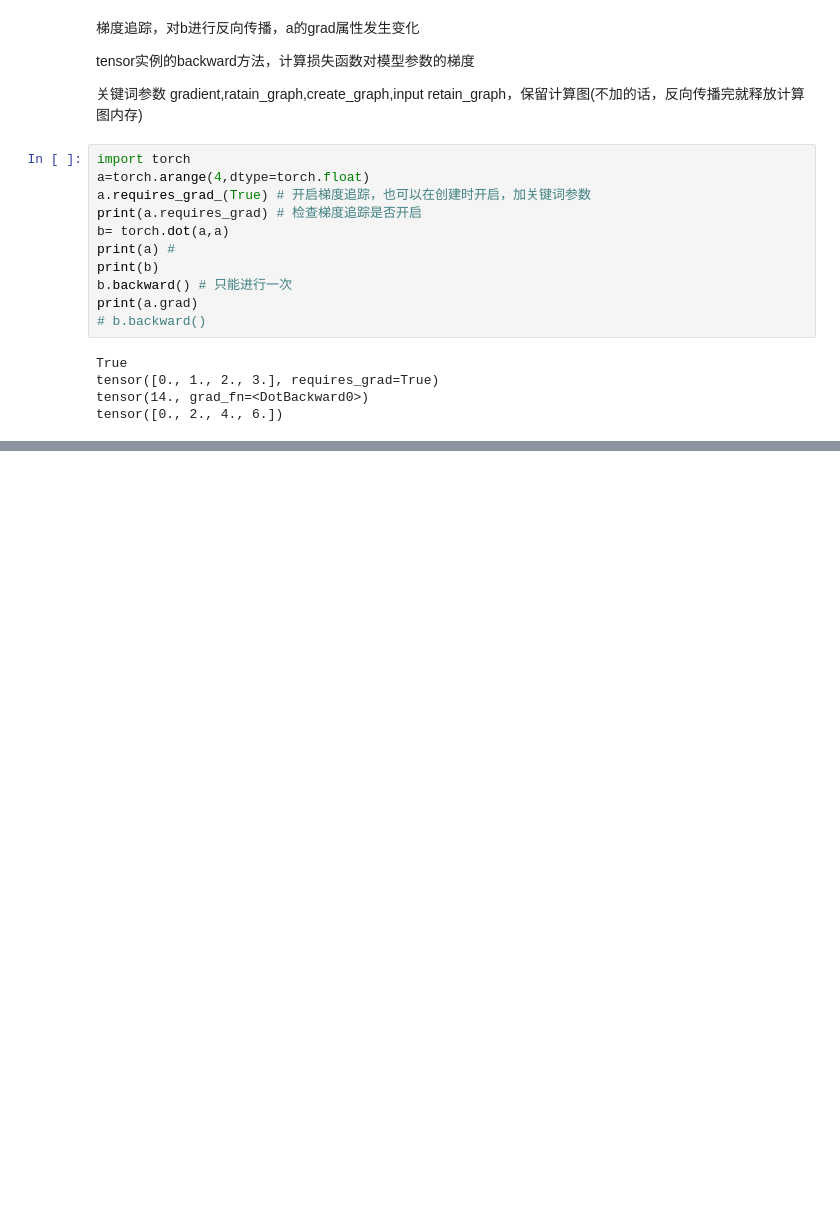
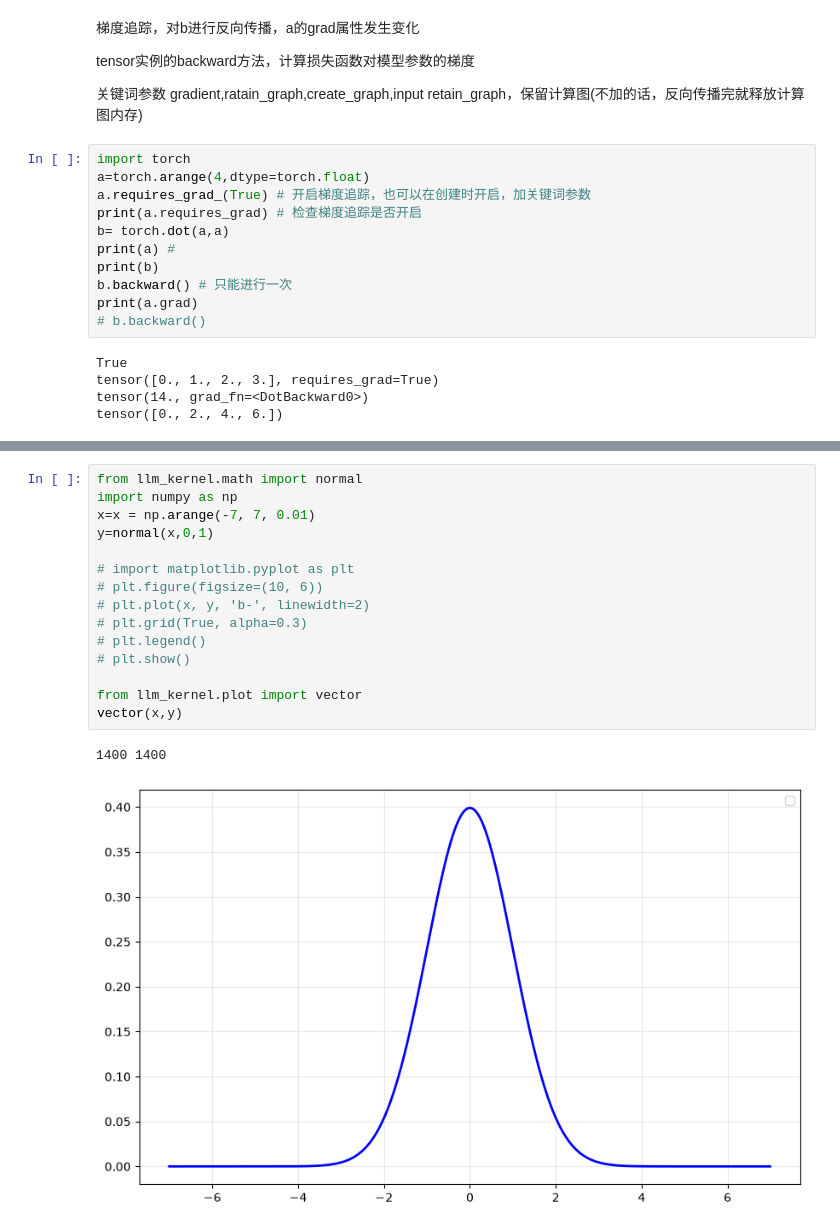
Before and after one commit to lmliheng/algorithm, a Jupyter notebook: python/base/torch_math.ipynb, the cells around one changed output, grey strips where cells are left out. Drawn from its saved outputs; the diff is of its cells as text; blank space fills up the shorter version.

```diff
--- a/python/base/torch_math.ipynb
+++ b/python/base/torch_math.ipynb
@@ -190,0 +228,18 @@ tensor([0., 2., 4., 6.])
+# %%
+from llm_kernel.math import normal
+import numpy as np
+x=x = np.arange(-7, 7, 0.01)
+y=normal(x,0,1)
+
+# import matplotlib.pyplot as plt
+# plt.figure(figsize=(10, 6))
+# plt.plot(x, y, 'b-', linewidth=2)
+# plt.grid(True, alpha=0.3)
+# plt.legend()
+# plt.show()
+
+from llm_kernel.plot import vector
+vector(x,y)
+# %% [output]
+1400 1400
+[figure, added]
```
Also changed, not shown: parts of 6 cells of this notebook, 14 other files.
